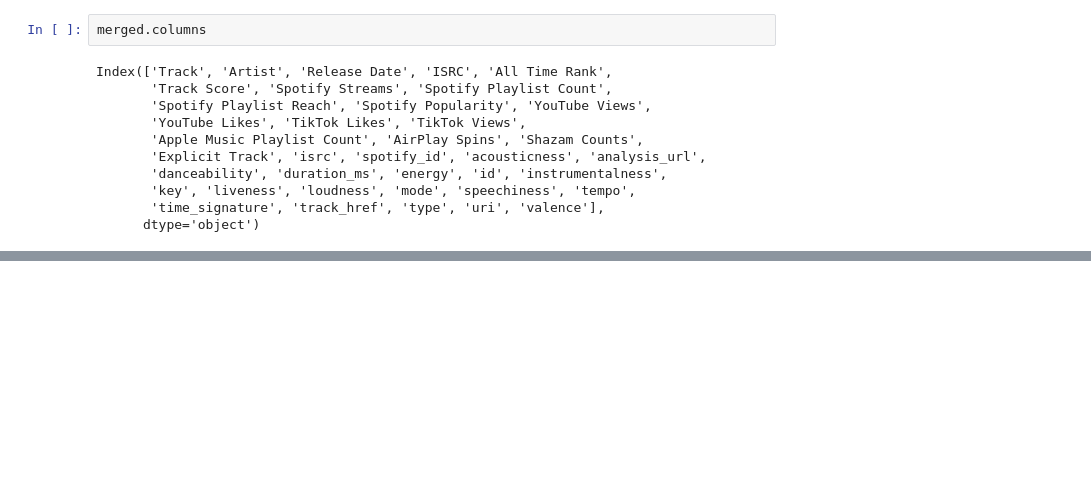
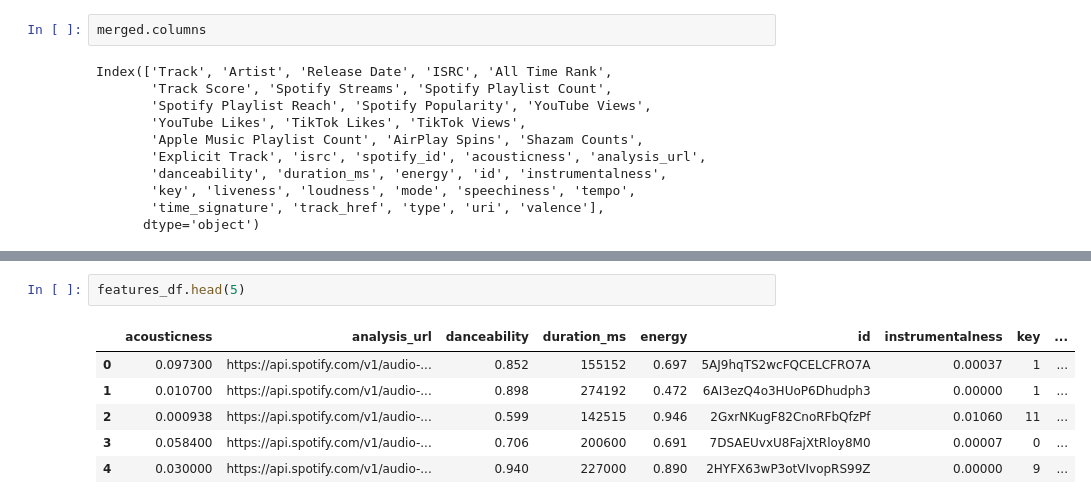
Before and after one commit to mhananem/Spotify-Machine-Learning-Project, a Jupyter notebook: api_data_cleaning.ipynb, the cells around one changed output, grey strips where cells are left out. Drawn from its saved outputs; the diff is of its cells as text; blank space fills up the shorter version.

```diff
--- a/api_data_cleaning.ipynb
+++ b/api_data_cleaning.ipynb
@@ -387,0 +397,9 @@ Index(['Track', 'Artist', 'Release Date', 'ISRC', 'All Time Rank',
+# %%
+features_df.head(5)
+# %% [output]
+|  | acousticness | analysis_url | danceability | duration_ms | energy | id | instrumentalness | key | ... |
+| 0 | 0.097300 | https://api.spotify.com/v1/audio-... | 0.852 | 155152 | 0.697 | 5AJ9hqTS2wcFQCELCFRO7A | 0.00037 | 1 | ... |
+| 1 | 0.010700 | https://api.spotify.com/v1/audio-... | 0.898 | 274192 | 0.472 | 6AI3ezQ4o3HUoP6Dhudph3 | 0.00000 | 1 | ... |
+| 2 | 0.000938 | https://api.spotify.com/v1/audio-... | 0.599 | 142515 | 0.946 | 2GxrNKugF82CnoRFbQfzPf | 0.01060 | 11 | ... |
+| 3 | 0.058400 | https://api.spotify.com/v1/audio-... | 0.706 | 200600 | 0.691 | 7DSAEUvxU8FajXtRloy8M0 | 0.00007 | 0 | ... |
+| 4 | 0.030000 | https://api.spotify.com/v1/audio-... | 0.940 | 227000 | 0.890 | 2HYFX63wP3otVIvopRS99Z | 0.00000 | 9 | ... |
```
Also changed, not shown: parts of 3 cells of this notebook.
